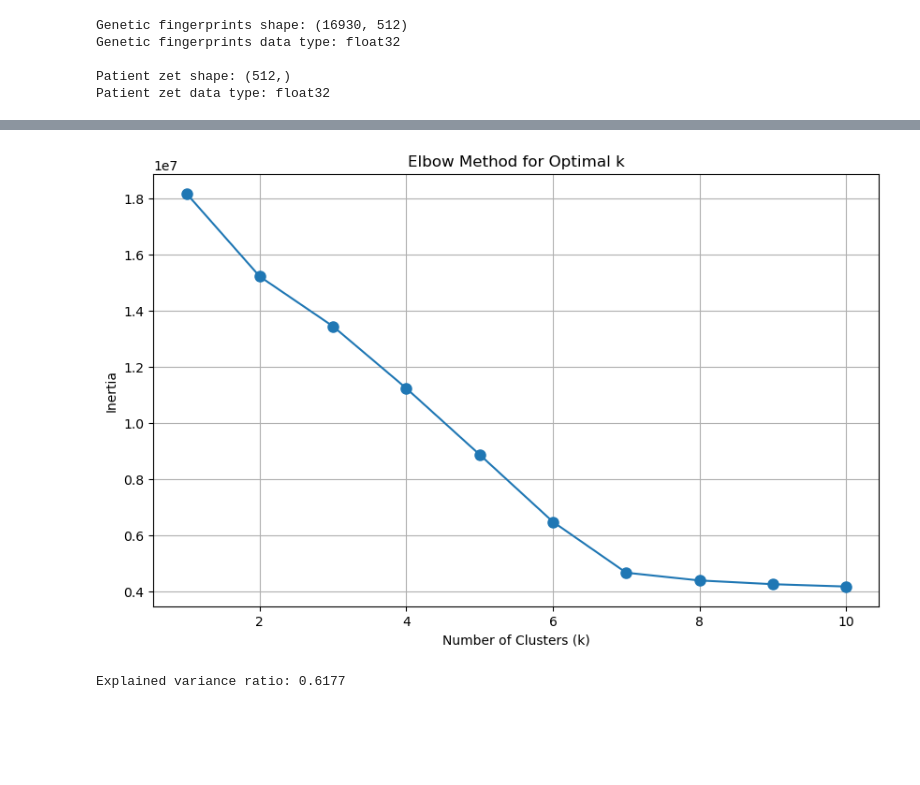
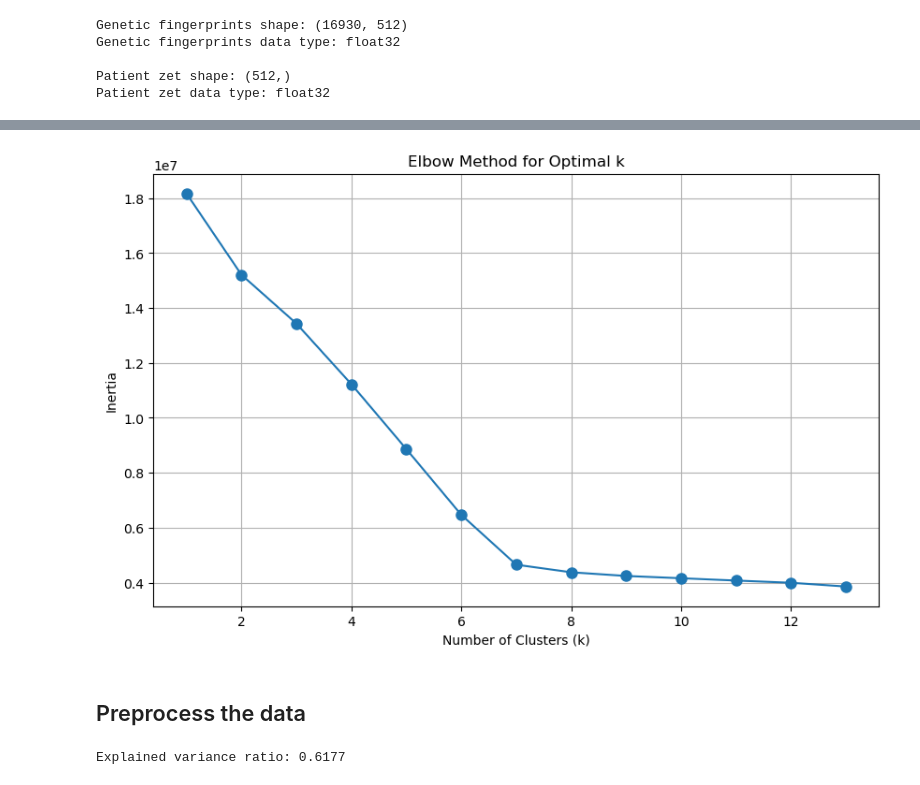
Before and after one commit to logger421/ExplainableAI, a Jupyter notebook: work_set3.ipynb, the cells around one changed output, grey strips where cells are left out. Drawn from its saved outputs; the diff is of its cells as text; code cells hidden in the pictures; blank space fills up the shorter version.

```diff
--- a/work_set3.ipynb
+++ b/work_set3.ipynb
@@ -40,18 +44,20 @@ kmeans.inertia_
 # %%
 inertia = []
-k_range = range(1, 11)
+k_range = range(1, 14)
 
 for k in k_range:
     kmeans = sklearn.cluster.KMeans(n_clusters=k, random_state=0, n_init="auto").fit(genetic_fingerprints)
     inertia.append(kmeans.inertia_)
 
 plt.figure(figsize=(10, 6))
 plt.plot(k_range, inertia, 'o-', markersize=8)
 plt.xlabel('Number of Clusters (k)')
 plt.ylabel('Inertia')
 plt.title('Elbow Method for Optimal k')
 plt.grid(True)
 plt.show()
 # %% [output]
-[figure, old version]
+[figure, new version]
+# %% [markdown]
+## Preprocess the data
 # %%
```
Also changed, not shown: parts of 15 cells of this notebook, 1 other file.
